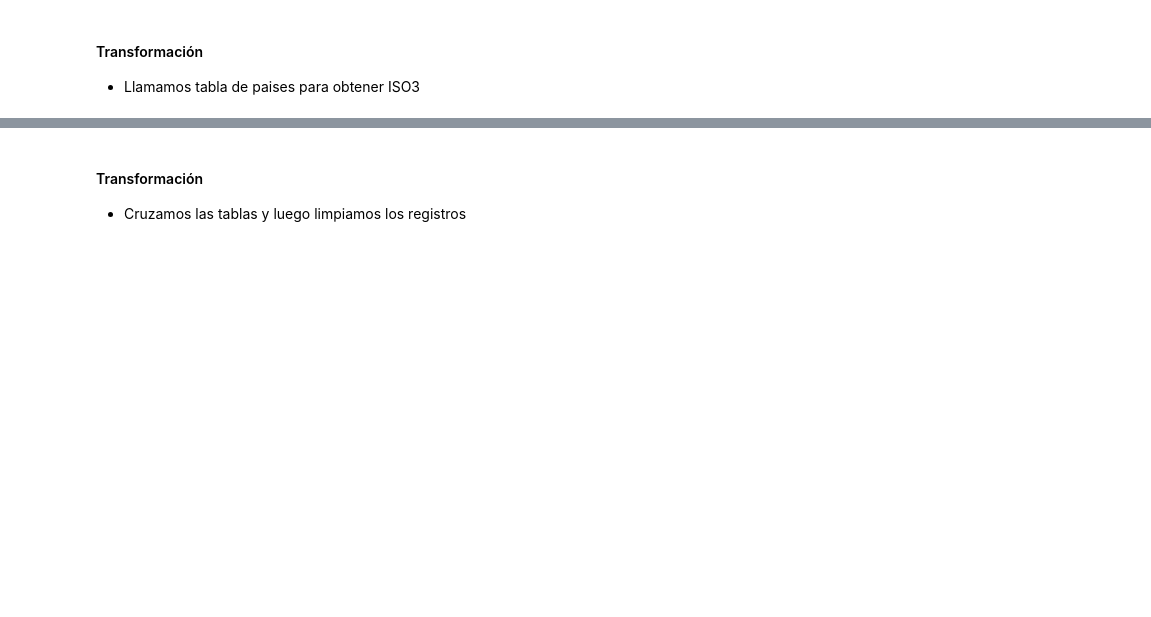
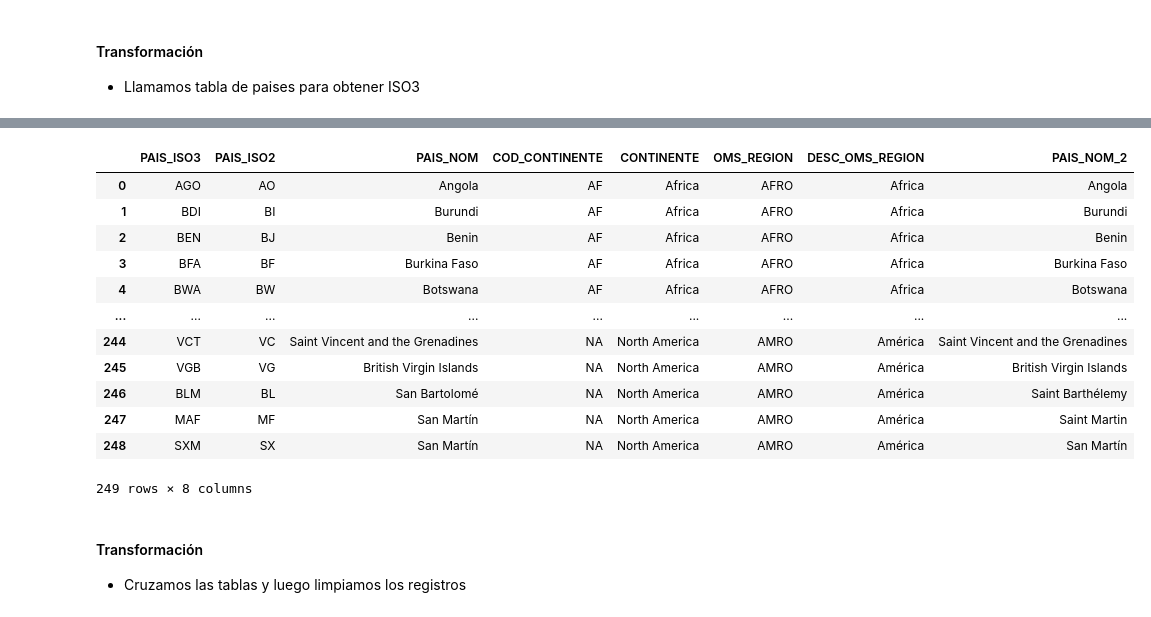
Before and after one commit to patriciaapenat/TFM, a Jupyter notebook: Notebooks/Data_Frame_Latest reported counts of cases and deaths.ipynb, the cells around one changed output, grey strips where cells are left out. Cells and saved outputs as stored; diff of their text form; code cells hidden in the pictures; blank space fills up the shorter version.

```diff
--- a/Notebooks/Data_Frame_Latest reported counts of cases and deaths.ipynb
+++ b/Notebooks/Data_Frame_Latest reported counts of cases and deaths.ipynb
@@ -63,3 +168,20 @@ df_country
+# %%
+df_country=df_country.fillna('NA')
+df_country
+# %% [output]
+|  | PAIS_ISO3 | PAIS_ISO2 | PAIS_NOM | COD_CONTINENTE | CONTINENTE | OMS_REGION | DESC_OMS_REGION | PAIS_NOM_2 |
+| 0 | AGO | AO | Angola | AF | Africa | AFRO | Africa | Angola |
+| 1 | BDI | BI | Burundi | AF | Africa | AFRO | Africa | Burundi |
+| 2 | BEN | BJ | Benin | AF | Africa | AFRO | Africa | Benin |
+| 3 | BFA | BF | Burkina Faso | AF | Africa | AFRO | Africa | Burkina Faso |
+| 4 | BWA | BW | Botswana | AF | Africa | AFRO | Africa | Botswana |
+| ... | ... | ... | ... | ... | ... | ... | ... | ... |
+| 244 | VCT | VC | Saint Vincent and the Grenadines | NA | North America | AMRO | América | Saint Vincent and the Grenadines |
+| 245 | VGB | VG | British Virgin Islands | NA | North America | AMRO | América | British Virgin Islands |
+| 246 | BLM | BL | San Bartolomé | NA | North America | AMRO | América | Saint Barthélemy |
+| 247 | MAF | MF | San Martín | NA | North America | AMRO | América | Saint Martin |
+| 248 | SXM | SX | San Martín | NA | North America | AMRO | América | San Martín |
+249 rows × 8 columns
 # %% [markdown]
 #### Transformación
 - Cruzamos las tablas y luego limpiamos los registros
```
Also changed, not shown: parts of 16 cells of this notebook.
